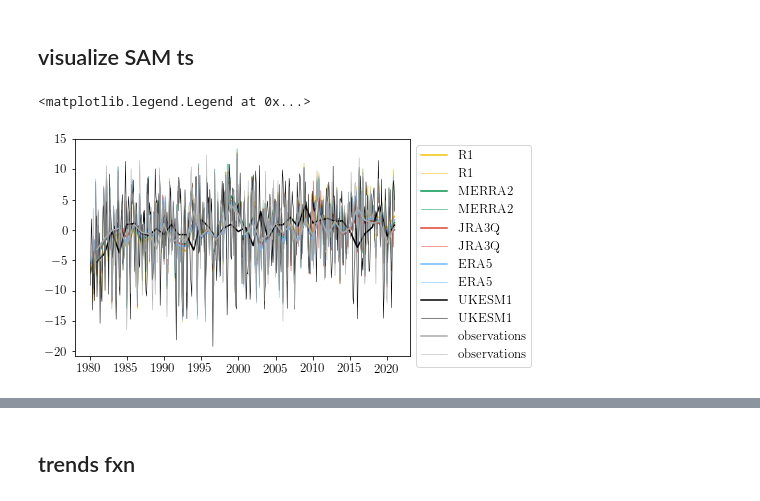
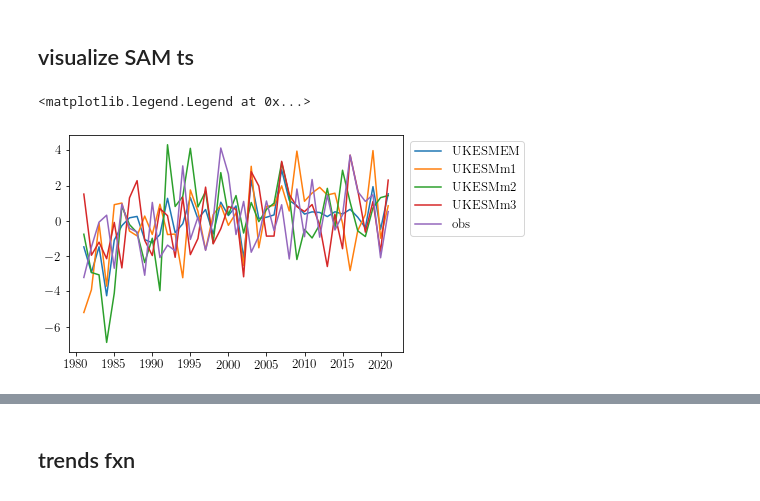
Before and after one commit to tjarnikova/windEval, a Jupyter notebook: plottingCode/Fig-SAM.ipynb, the cells around one changed output, grey strips where cells are left out. Cells and saved outputs as stored; diff of their text form; code cells hidden in the pictures.

```diff
--- a/plottingCode/Fig-SAM.ipynb
+++ b/plottingCode/Fig-SAM.ipynb
@@ -59,22 +59,25 @@ reload(cd)
 # %% [markdown]
 ## visualize SAM ts
 # %%
-prods = ['NCEP-NCAR','MERRA','JRA','ERA5','UKESM','obs']
+prods = ['NCEP-NCAR','MERRA','JRA','ERA5','UKESMEM','UKESMm1','UKESMm2','UKESMm3','obs']
 
-
+prods = ['UKESMEM','UKESMm1','UKESMm2','UKESMm3','obs']
 # prods = ['UKESM']
 
 plt.figure
 
 for prod in prods:
+
+    #if prod == 'UKESM': prod1 = 'UKESMEM'
+    #else: prod1 = prod
     w = xr.open_dataset(f'/gpfs/data/greenocean2/software/products/windsFromComponents/SAM/{prod}/SAM.nc')
 
     wmn = w.resample(time='Y').mean()
 
-    plt.plot(wmn.time,wmn.SAM, color = cd.prod[prod]['col'], label = cd.prod[prod]['fnam'])
-    plt.plot(w.time,w.SAM, color = cd.prod[prod]['col'], label = cd.prod[prod]['fnam'], linewidth = 0.5)
+    plt.plot(wmn.time,wmn.SAM, label = prod)
+    #plt.plot(w.time,w.SAM, color = cd.prod[prod]['col'], label = cd.prod[prod]['fnam'], linewidth = 0.5)
 
 plt.legend(bbox_to_anchor = [1, 1])
 # %% [output]
 <matplotlib.legend.Legend at 0x...>
-[figure, old version]
+[figure, new version]
```
Also changed, not shown: parts of 8 cells of this notebook.
